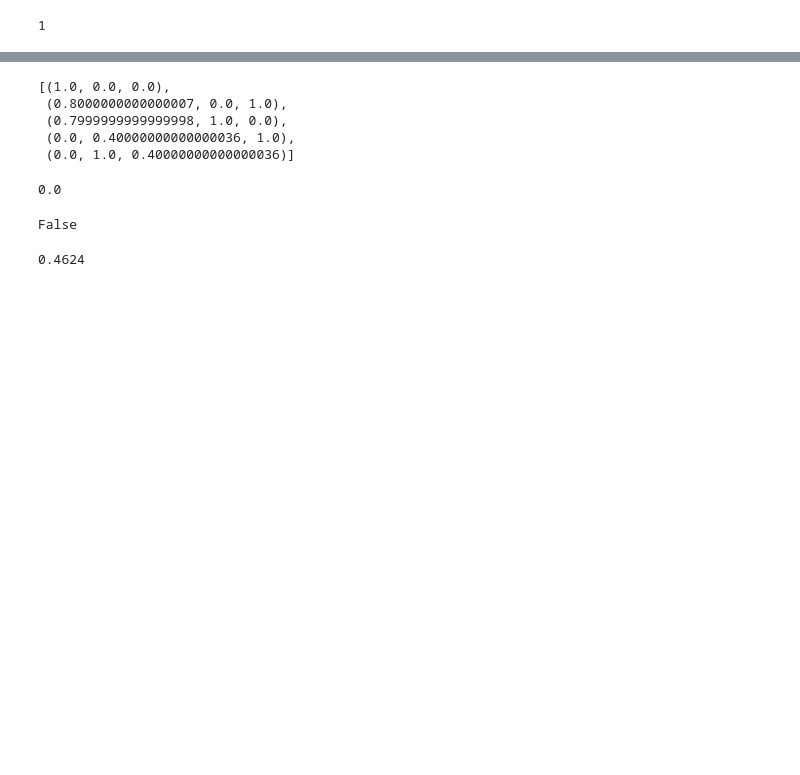
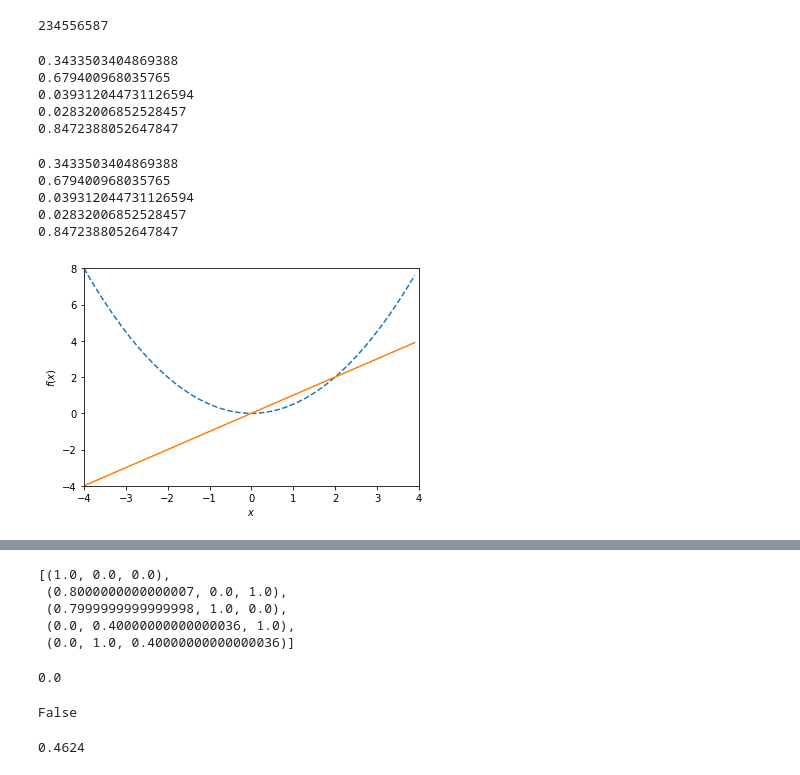
Before and after one commit to amitrana001/DynaMITe, a Jupyter notebook: visual_results.ipynb, the cells around one changed output, grey strips where cells are left out. Saved outputs shown, nothing was run; the diff lists cells and outputs as text; code cells hidden in the pictures; blank space fills up the shorter version.

```diff
--- a/visual_results.ipynb
+++ b/visual_results.ipynb
@@ -20,7 +18,65 @@ davis_2017_val datset registered
-# %%
-a = np.ones(10)
-a[0] = 0
-a= a>0
-np.argmax(a)
-# %% [output]
-1
+# %%
+np.random.seed(234556587)
+np.random.get_state()[1][0]
+# %% [output]
+234556587
+# %%
+np.random.seed(234556587)
+np.random.get_state()[1][0]
+for _ in range(5):
+    print(np.random.random())
+# %% [output]
+0.3433503404869388
+0.679400968035765
+0.039312044731126594
+0.02832006852528457
+0.8472388052647847
+# %%
+np.random.seed(234556587)
+np.random.get_state()[1][0]
+for _ in range(5):
+    print(np.random.random())
+# %% [output]
+0.3433503404869388
+0.679400968035765
+0.039312044731126594
+0.02832006852528457
+0.8472388052647847
+# %%
+import matplotlib
+import matplotlib.pyplot as plt
+
+fig = plt.figure()
+ax = fig.add_subplot()
+# fig.subplots_adjust(top=0.85)
+
+# Set titles for the figure and the subplot respectively
+# fig.suptitle('bold figure suptitle', fontsize=14, fontweight='bold')
+# ax.set_title('axes title')
+
+ax.set_xlabel(r'$x$')
+ax.set_ylabel(r'$f(x)$')
+
+# Set both x- and y-axis limits to [0, 10] instead of default [0, 1]
+ax.axis([-4, 4, -4, 8])
+
+# ax.text(3, 8, 'boxed italics text in data coords', style='italic',
+#         bbox={'facecolor': 'red', 'alpha': 0.5, 'pad': 10})
+
+# ax.text(2, 6, r'an equation: $E=mc^2$', fontsize=15)
+
+# ax.text(3, 2, 'Unicode: Institut für Festkörperphysik')
+
+# ax.text(0.95, 0.01, 'colored text in axes coords',
+#         verticalalignment='bottom', horizontalalignment='right',
+#         transform=ax.transAxes,
+        # color='green', fontsize=15)
+x = np.arange(-4,4,0.1)
+y = (x**2)/2
+ax.plot(x,y, '--', x,x,'-')
+# ax.annotate('annotate', xy=(2, 1), xytext=(3, 4),
+#             arrowprops=dict(facecolor='black', shrink=0.05))
+
+plt.show()
+# %% [output]
+[figure, added]
```
Also changed, not shown: parts of 15 cells of this notebook, 13 other files.
